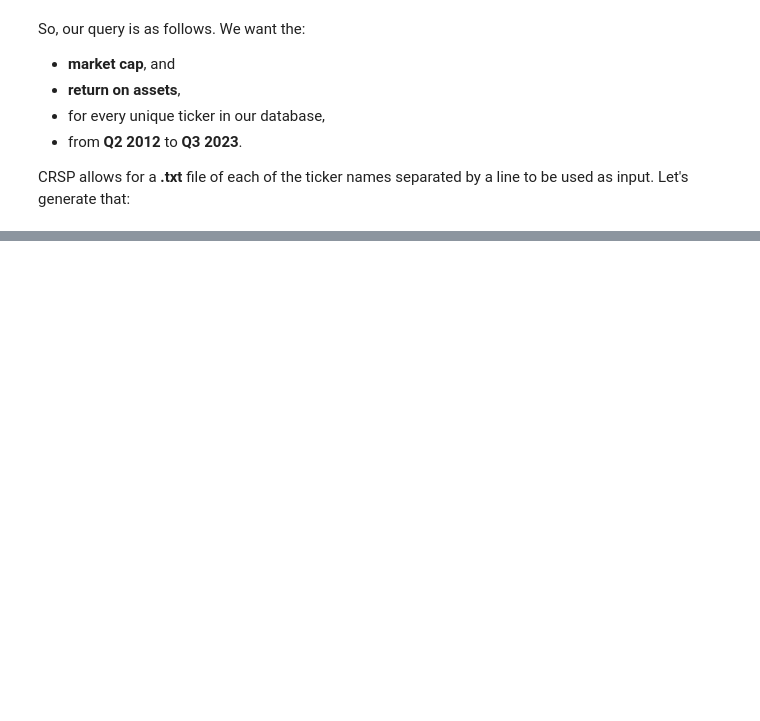
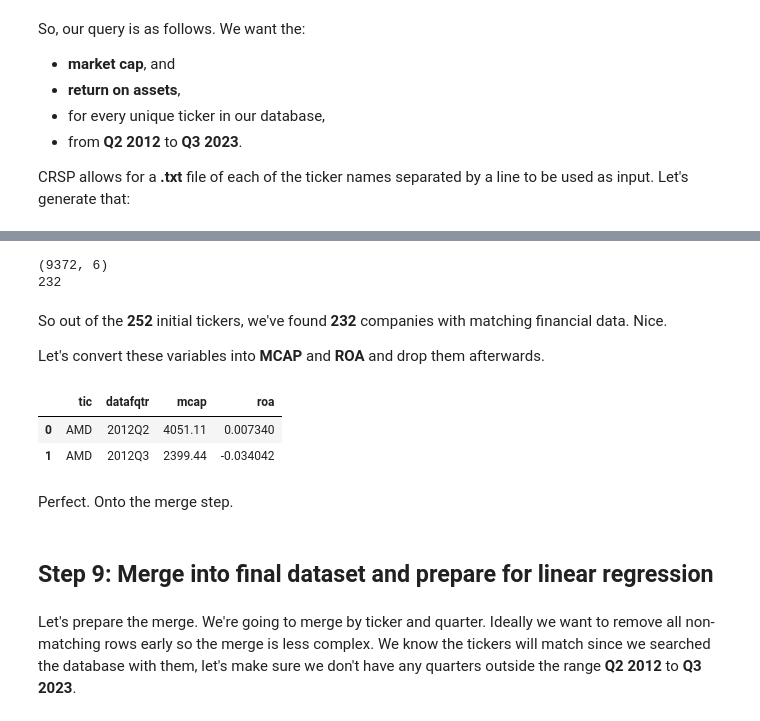
Before and after one commit to MatthiasGN/thesis, a Jupyter notebook: thesis-master.ipynb, the cells around one changed output, grey strips where cells are left out. Saved outputs shown, nothing was run; the diff lists cells and outputs as text; code cells hidden in the pictures; blank space fills up the shorter version.

Commit message:
Step 9: Merge final dataset and prep for regression

```diff
--- a/thesis-master.ipynb
+++ b/thesis-master.ipynb
@@ -970,0 +969,25 @@ conn.close()
+# %%
+print(financials_df.shape)
+print(len(financials_df['tic'].unique()))
+# %% [output]
+(9372, 6)
+232
+# %% [markdown]
+So out of the **252** initial tickers, we've found **232** companies with matching financial data. Nice.
+
+Let's convert these variables into **MCAP** and **ROA** and drop them afterwards.
+# %%
+financials_df['mcapq'] = financials_df['cshoq'] * financials_df['prccq']
+financials_df['roaq'] = financials_df['niq'] / financials_df['atq']
+financials_df.drop(columns=['cshoq','prccq','niq','atq'], inplace=True)
+financials_df.head(2)
+# %% [output]
+|  | tic | datafqtr | mcap | roa |
+| 0 | AMD | 2012Q2 | 4051.11 | 0.007340 |
+| 1 | AMD | 2012Q3 | 2399.44 | -0.034042 |
+# %% [markdown]
+Perfect. Onto the merge step.
+# %% [markdown]
+## Step 9: Merge into final dataset and prepare for linear regression
+# %% [markdown]
+Let's prepare the merge. We're going to merge by ticker and quarter. Ideally we want to remove all non-matching rows early so the merge is less complex. We know the tickers will match since we searched the database with them, let's make sure we don't have any quarters outside the range **Q2 2012** to **Q3 2023**.
```
Also changed, not shown: parts of 24 cells of this notebook.
